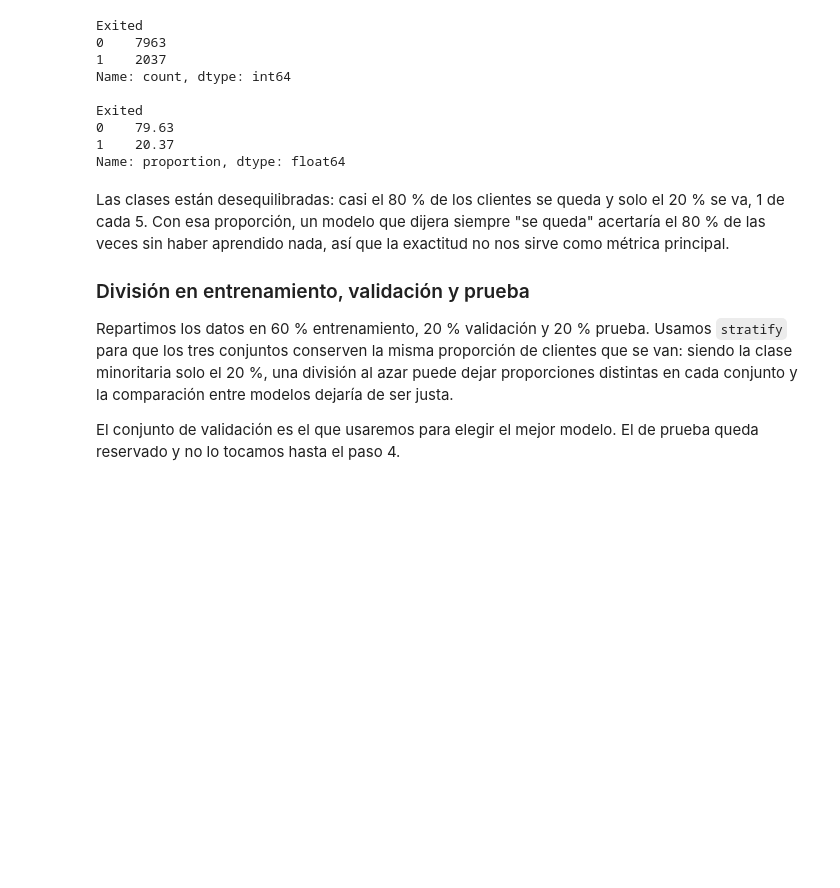
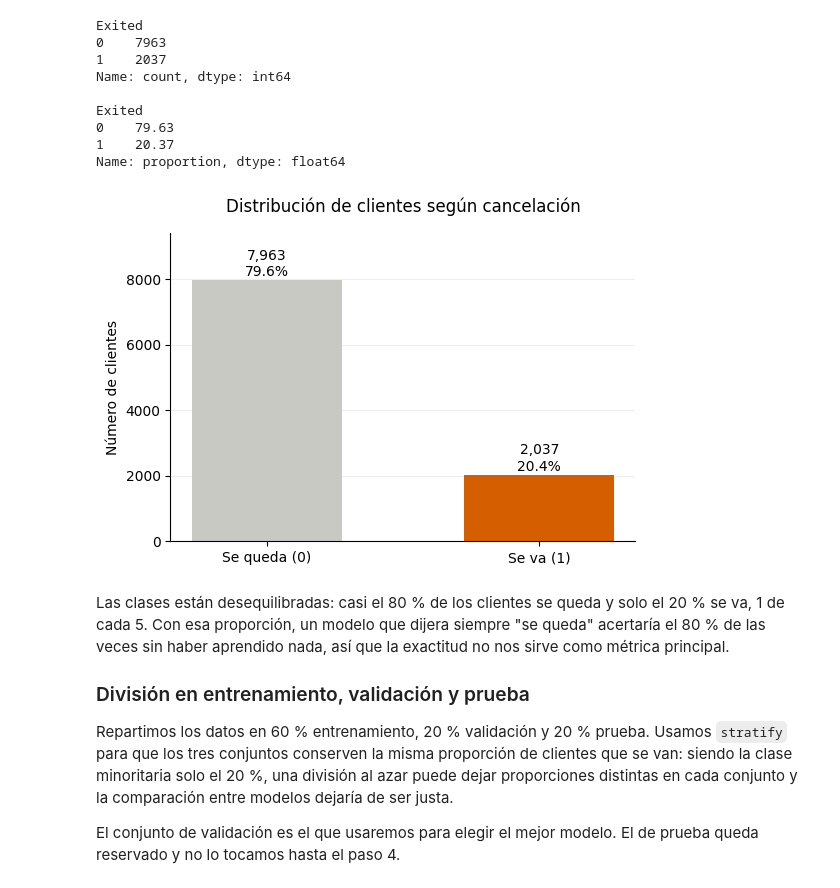
Before and after one commit to carloscarranza2486/tripleten-data-science, a Jupyter notebook: sprint-11-supervised-learning/beta_bank_project.ipynb, the cells around one changed output. Saved outputs shown, nothing was run; the diff lists cells and outputs as text; code cells hidden in the pictures; blank space fills up the shorter version.

```diff
--- a/sprint-11-supervised-learning/beta_bank_project.ipynb
+++ b/sprint-11-supervised-learning/beta_bank_project.ipynb
@@ -222,6 +226,29 @@ Exited
 0    79.63
 1    20.37
 Name: proportion, dtype: float64
+# %%
+# visualizamos el desequilibrio para dimensionarlo de un vistazo
+conteo = target.value_counts().sort_index()
+proporcion = target.value_counts(normalize=True).sort_index()
+
+fig, ax = plt.subplots(figsize=(6, 4))
+# gris para la mayoría y naranja para la clase que nos interesa detectar
+barras = ax.bar(['Se queda (0)', 'Se va (1)'], conteo.values, color=['#c9c9c4', '#D55E00'], width=0.55)
+
+# etiquetamos cada barra con la cantidad y el porcentaje
+for barra, cantidad, porcentaje in zip(barras, conteo.values, proporcion.values):
+    ax.text(barra.get_x() + barra.get_width() / 2, cantidad + 120,
+            f'{cantidad:,}\n{porcentaje:.1%}', ha='center', fontsize=10)
+
+ax.set_title('Distribución de clientes según cancelación', fontsize=12, pad=15)
+ax.set_ylabel('Número de clientes')
+ax.set_ylim(0, conteo.max() * 1.18)
+ax.spines[['top', 'right']].set_visible(False)
+ax.grid(axis='y', color='#eeeeee', linewidth=0.8)
+ax.set_axisbelow(True)
+plt.show()
+# %% [output]
+[figure, added]
 # %% [markdown]
 Las clases están desequilibradas: casi el 80 % de los clientes se queda y solo el 20 % se va, 1 de cada 5. Con esa proporción, un modelo que dijera siempre "se queda" acertaría el 80 % de las veces sin haber aprendido nada, así que la exactitud no nos sirve como métrica principal.
 
```
Also changed, not shown: parts of 13 cells of this notebook.
